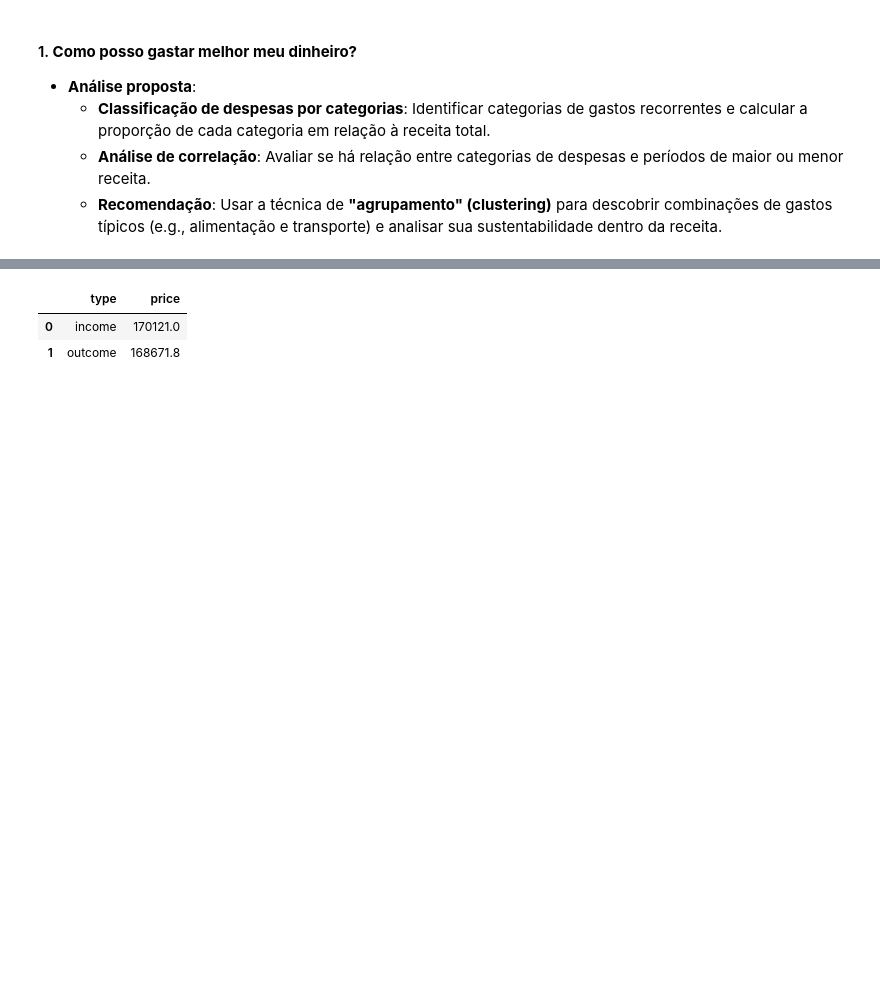
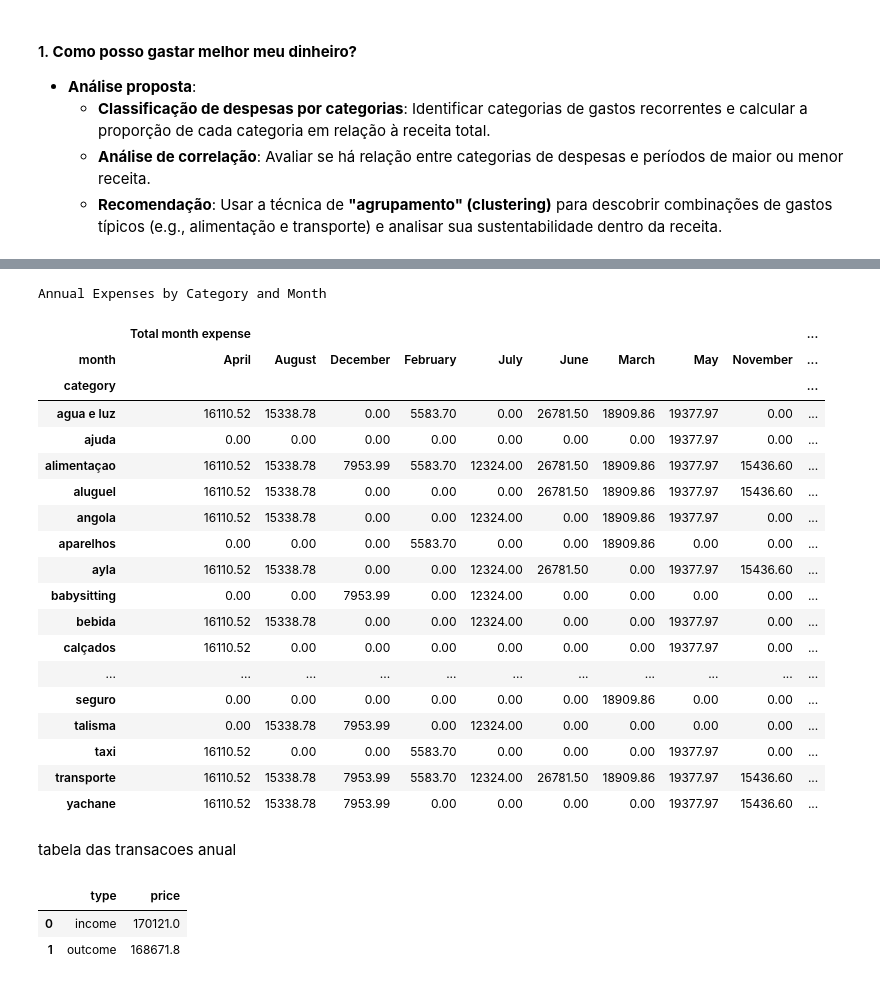
Before and after one commit to talisma-cassoma/ourmoney.desktop, a Jupyter notebook: Exploratory_Data_Analysis.ipynb, the cells around one changed output, grey strips where cells are left out. Cells and saved outputs as stored; diff of their text form; code cells hidden in the pictures; blank space fills up the shorter version.

Commit message:
add pivot table func

```diff
--- a/Exploratory_Data_Analysis.ipynb
+++ b/Exploratory_Data_Analysis.ipynb
@@ -130,0 +29,2 @@ Coeficiente de relação: 0.22678310437535443
+# %%
+pd.options.display.float_format='{:.2f}'.format
@@ -131,3 +71,62 @@ Coeficiente de relação: 0.22678310437535443
+# %%
+import pandas as pd
+
+def create_pivot_table(dataframe):
+    # Create DataFrame
+    df = pd.DataFrame(dataframe)
+
+    # Create pivot table
+    pivot_table = pd.pivot_table(
+        df,
+        index=['category'],
+        columns='month',
+        fill_value=0
+    )
+
+    # Style the pivot table
+    styled_table = (
+        pivot_table.style
+        .format("{:.2f}")  # Format all numeric values to two decimal places
+        .background_gradient(cmap="coolwarm", axis=0)  # Add gradient coloring
+        .set_caption("Annual Expenses by Category and Month")  # Add a title
+        .set_table_styles([
+            {'selector': 'caption', 'props': 'caption-side: top; font-size: 16px; font-weight: bold;'},
+            {'selector': 'thead th', 'props': 'background-color: #f4f4f4; color: black; text-align: center;'},
+            {'selector': 'th', 'props': 'font-size: 12px; text-align: center;'},
+            {'selector': 'tbody th', 'props': 'border-bottom: 2px solid #000;'},  # Add border at the bottom of the header
+            {'selector': 'td, th', 'props': 'border-right: 1px solid #ddd;'},  # Add borders between columns
+            {'selector': 'th', 'props': 'border-left: 1px solid #ddd;'},  # Add left borders for the header
+            {'selector': 'td', 'props': 'text-align: center; font-size: 11px;'},
+        ])
+    )
+
+    # Return the styled table for display (works in Jupyter or other frontends)
+    return styled_table
+
+create_pivot_table(expenses_by_month)
+# %% [output]
+Annual Expenses by Category and Month
+|  | Total month expense |  |  |  |  |  |  |  |  | ... |
+| month | April | August | December | February | July | June | March | May | November | ... |
+| category |  |  |  |  |  |  |  |  |  | ... |
+| agua e luz | 16110.52 | 15338.78 | 0.00 | 5583.70 | 0.00 | 26781.50 | 18909.86 | 19377.97 | 0.00 | ... |
+| ajuda | 0.00 | 0.00 | 0.00 | 0.00 | 0.00 | 0.00 | 0.00 | 19377.97 | 0.00 | ... |
+| alimentaçao | 16110.52 | 15338.78 | 7953.99 | 5583.70 | 12324.00 | 26781.50 | 18909.86 | 19377.97 | 15436.60 | ... |
+| aluguel | 16110.52 | 15338.78 | 0.00 | 0.00 | 0.00 | 26781.50 | 18909.86 | 19377.97 | 15436.60 | ... |
+| angola | 16110.52 | 15338.78 | 0.00 | 0.00 | 12324.00 | 0.00 | 18909.86 | 19377.97 | 0.00 | ... |
+| aparelhos | 0.00 | 0.00 | 0.00 | 5583.70 | 0.00 | 0.00 | 18909.86 | 0.00 | 0.00 | ... |
+| ayla | 16110.52 | 15338.78 | 0.00 | 0.00 | 12324.00 | 26781.50 | 0.00 | 19377.97 | 15436.60 | ... |
+| babysitting | 0.00 | 0.00 | 7953.99 | 0.00 | 12324.00 | 0.00 | 0.00 | 0.00 | 0.00 | ... |
+| bebida | 16110.52 | 15338.78 | 0.00 | 0.00 | 12324.00 | 0.00 | 0.00 | 19377.97 | 0.00 | ... |
+| calçados | 16110.52 | 0.00 | 0.00 | 0.00 | 0.00 | 0.00 | 0.00 | 19377.97 | 0.00 | ... |
+| ... | ... | ... | ... | ... | ... | ... | ... | ... | ... | ... |
+| seguro | 0.00 | 0.00 | 0.00 | 0.00 | 0.00 | 0.00 | 18909.86 | 0.00 | 0.00 | ... |
+| talisma | 0.00 | 15338.78 | 7953.99 | 0.00 | 12324.00 | 0.00 | 0.00 | 0.00 | 0.00 | ... |
+| taxi | 16110.52 | 0.00 | 0.00 | 5583.70 | 0.00 | 0.00 | 0.00 | 19377.97 | 0.00 | ... |
+| transporte | 16110.52 | 15338.78 | 7953.99 | 5583.70 | 12324.00 | 26781.50 | 18909.86 | 19377.97 | 15436.60 | ... |
+| yachane | 16110.52 | 15338.78 | 7953.99 | 0.00 | 0.00 | 0.00 | 0.00 | 19377.97 | 15436.60 | ... |
+# %% [markdown]
+tabela das transacoes anual
 # %%
 df_total= df_Transactions.groupby('type')['price'].sum().reset_index()
 df_total
```
Also changed, not shown: parts of 9 cells of this notebook.
